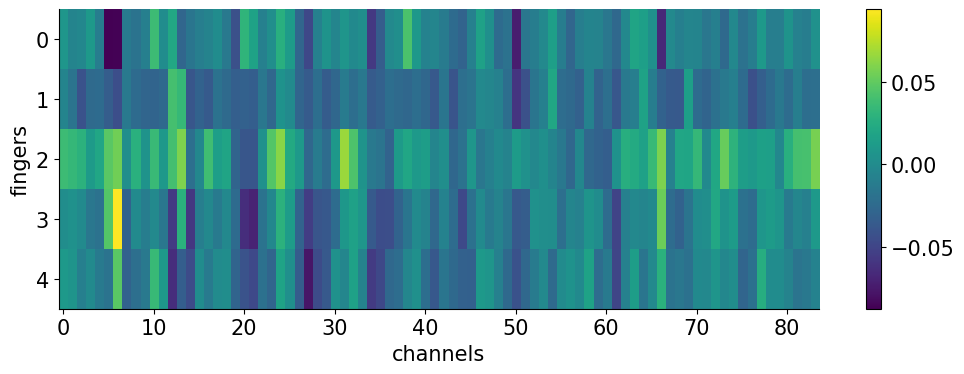
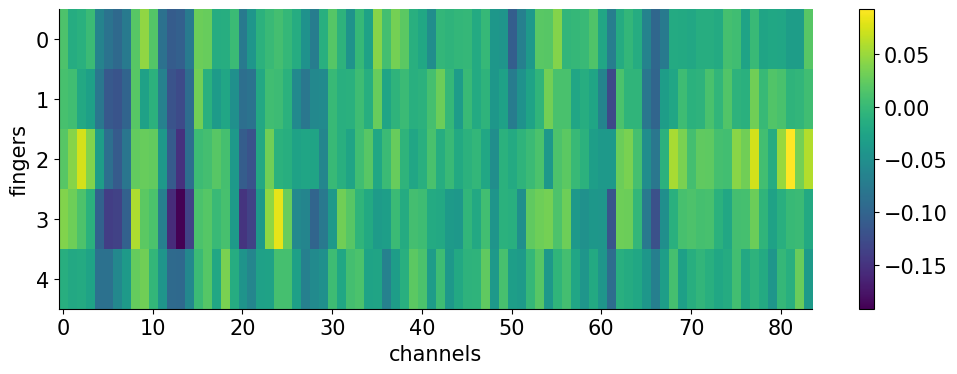
The change to this notebook cell's code, shown as a diff; its figure went from the first image to the second:
--- before
+++ after
@@ -1,5 +1,5 @@
-#Plot lowpass correlation matrix
+#Plot low_band correlation matrix
 
-plt.subplot(1, 2, 1)
+plt.subplot(1, 2, 2)
 plt.imshow(cc_low.T, aspect='auto')
 plt.colorbar()

Commit: push updates